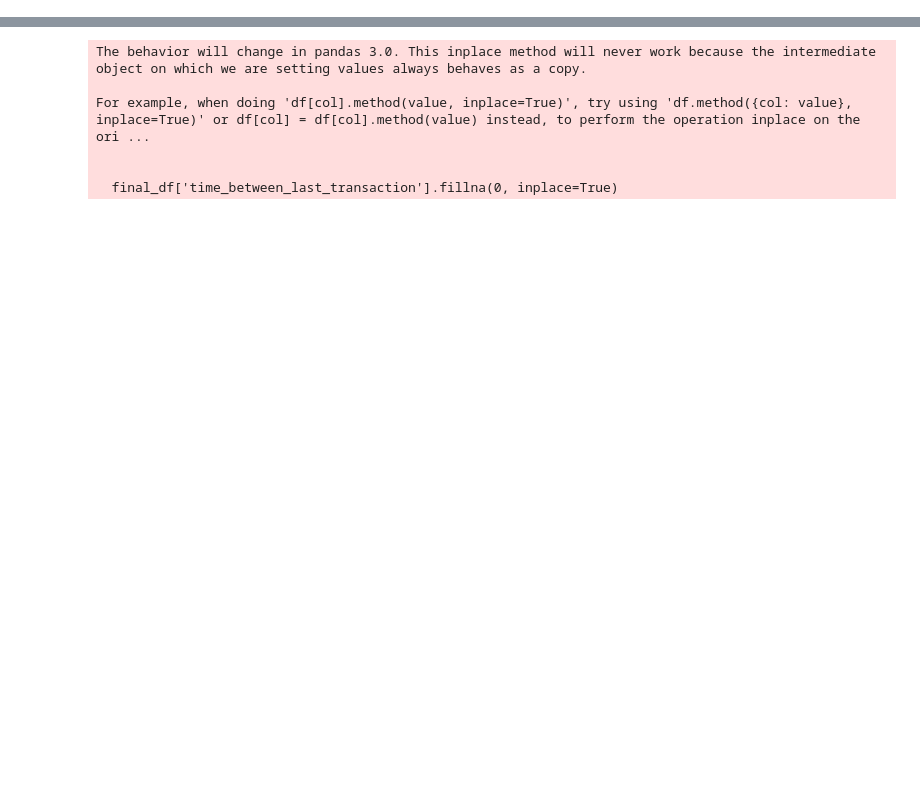
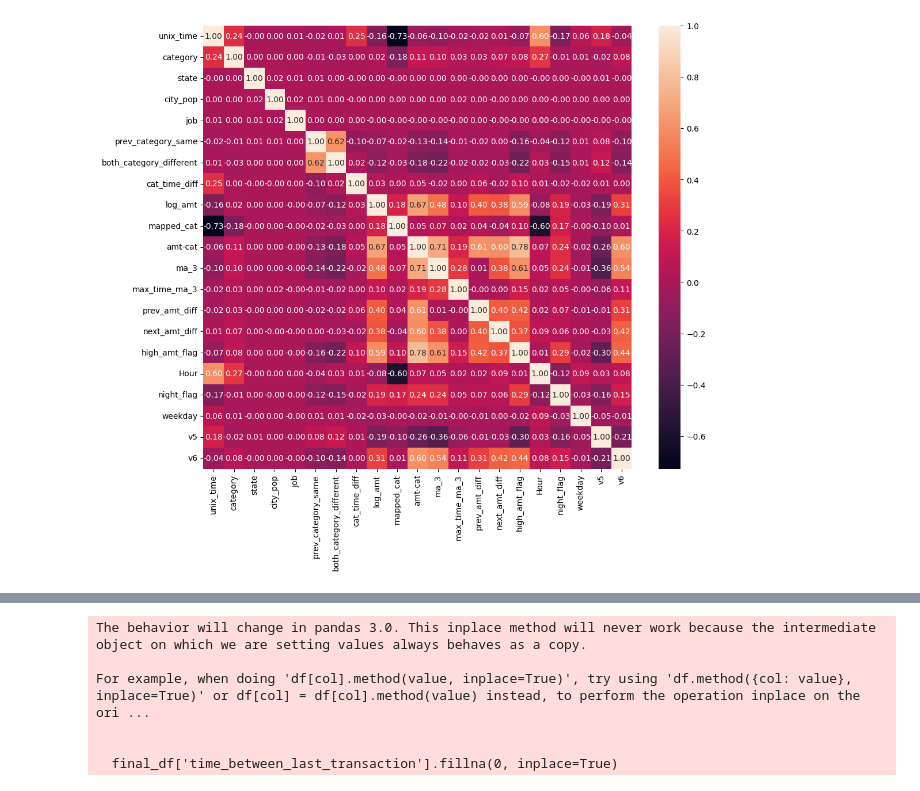
Before and after one commit to thomas211738/cs506_extra_credit, a Jupyter notebook: Features2.ipynb, the cells around one changed output, grey strips where cells are left out. Saved outputs shown, nothing was run; the diff lists cells and outputs as text; code cells hidden in the pictures; blank space fills up the shorter version.

```diff
--- a/Features2.ipynb
+++ b/Features2.ipynb
@@ -11,3 +15,23 @@ from sklearn.metrics import precision_recall_curve
 # %%
-df = pd.read_csv('train.csv')
+train = pd.read_csv('train.csv')
+# %%
+def haversine_distance(lat1, lon1, lat2, lon2):
+    """
+    Calculate the Haversine distance between two points on the Earth.
+    Args:
+        lat1, lon1: Latitude and longitude of the first location (cardholder).
+        lat2, lon2: Latitude and longitude of the second location (merchant).
+    Returns:
+        Distance in kilometers.
+    """
+    # Convert latitude and longitude from degrees to radians
+    lat1, lon1, lat2, lon2 = map(np.radians, [lat1, lon1, lat2, lon2])
+
+    # Haversine formula
+    dlat = lat2 - lat1
+    dlon = lon2 - lon1
+    a = np.sin(dlat / 2)**2 + np.cos(lat1) * np.cos(lat2) * np.sin(dlon / 2)**2
+    c = 2 * np.arcsin(np.sqrt(a))
+    r = 6371  # Radius of Earth in kilometers
+    return c * r
 # %%
@@ -48,7 +121,7 @@ TypeError: unsupported operand type(s) for /: 'float' and 'str'
 # %%
 target_column = 'is_fraud'
 
-X = df.drop(columns=[target_column, 'id', 'zip', 'avg_time_cc', 'state', 'long', 'lat', 'merch_lat', 'merch_long', 'first', 'last', 'street', 'city', 'dob', 'merchant', 'job', 'trans_num'])
+X = df.drop(columns=[target_column, 'id', 'zip','trans_datetime', 'avg_time_cc', 'long', 'lat', 'merch_lat', 'merch_long', 'first', 'last', 'street', 'city', 'dob', 'merchant', 'trans_num','gender','time_between_last_transaction','cc_num','diff_time','avg_time','trans_date','ma_10','amt','next_category_same','distance','trans_time','max_unix_time','large_txn_ratio','large_txn_ratio'])
 y = df[target_column]
 
 non_numeric_cols = X.select_dtypes(include=['object']).columns
@@ -57,6 +130,12 @@ non_numeric_cols = X.select_dtypes(include=['object']).columns
 le = LabelEncoder()
 for col in non_numeric_cols:
     X[col] = le.fit_transform(X[col].astype(str))
+# %%
+fig = plt.figure(figsize=(12, 10))
+sns.heatmap(X.corr(), annot=True, fmt=".2f")
+plt.show()
+# %% [output]
+[figure, added]
 # %%
 X_train, X_test, y_train, y_test = train_test_split(X, y, test_size=0.2, random_state=42)
 
```
Also changed, not shown: parts of 11 cells of this notebook, 2 other files.
